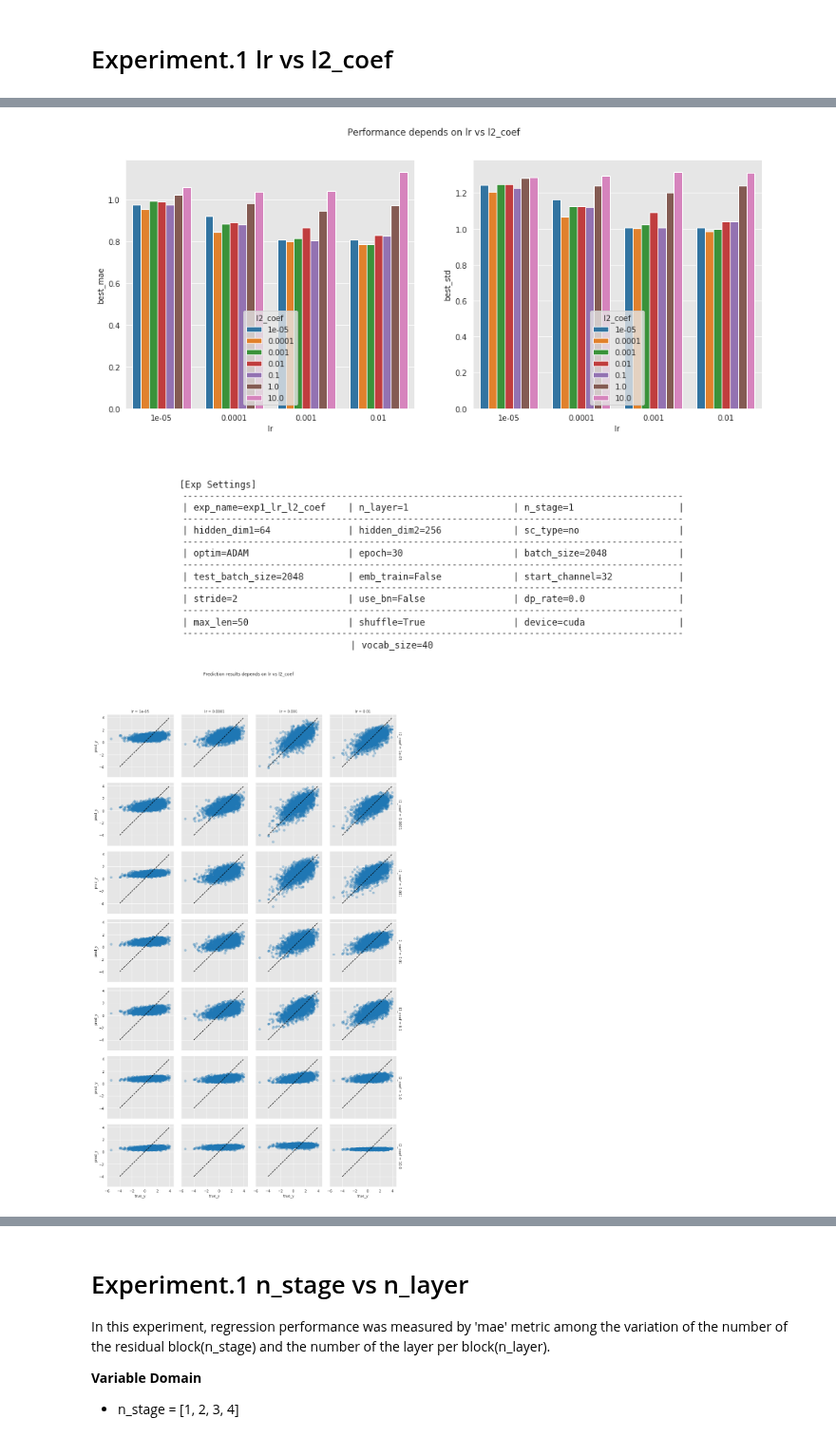
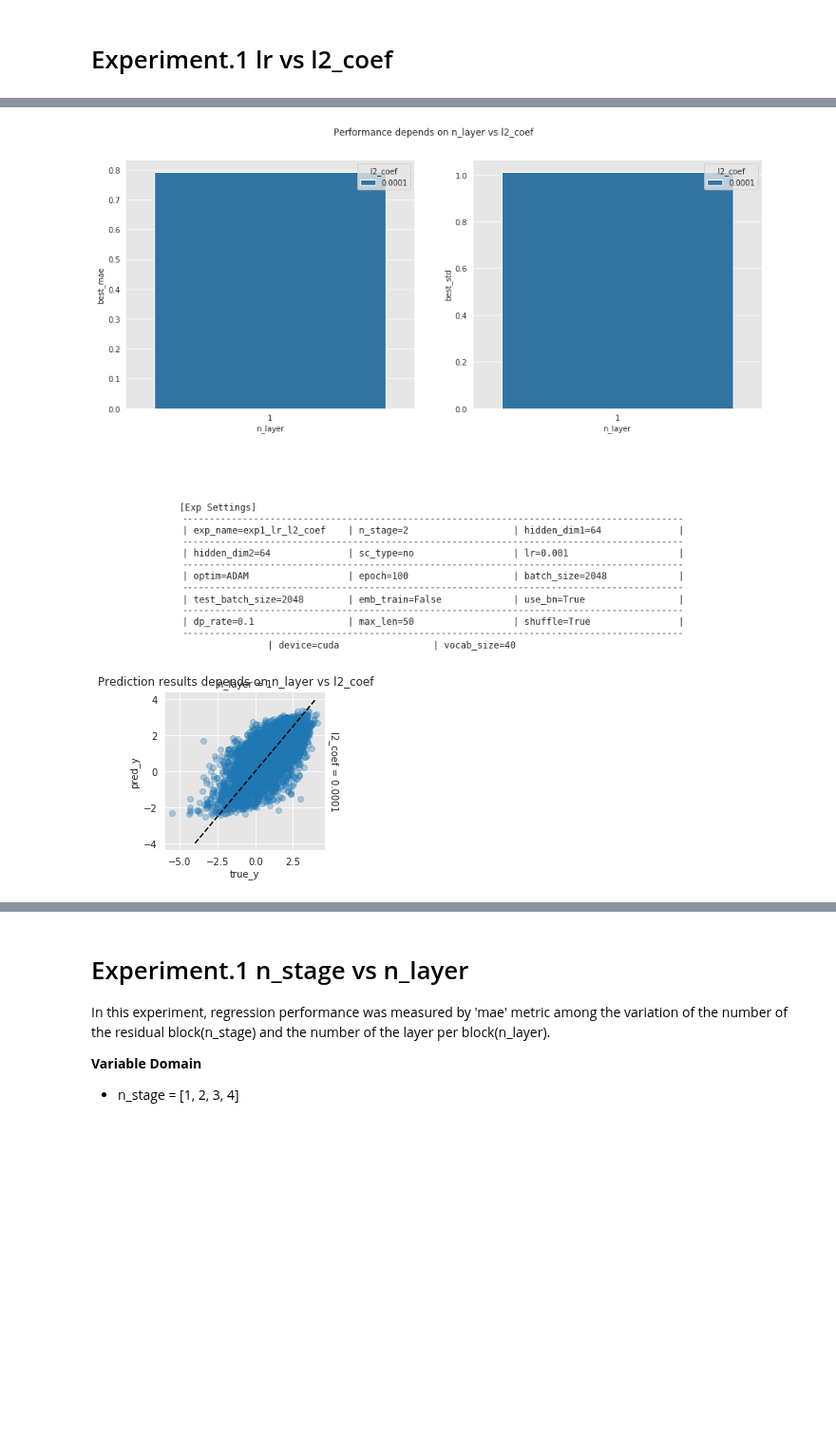
Before and after one commit to heartcored98/CH485_AI_Chemistry, a Jupyter notebook: Practice5_logP_GCN/Assignment5_logP_GCN.ipynb, the cells around one changed output, grey strips where cells are left out. Shown at 95% size. Saved outputs shown, nothing was run; the diff lists cells and outputs as text; code cells hidden in the pictures; blank space fills up the shorter version.

```diff
--- a/Practice5_logP_GCN/Assignment5_logP_GCN.ipynb
+++ b/Practice5_logP_GCN/Assignment5_logP_GCN.ipynb
@@ -41,7 +41,7 @@ torch.manual_seed(seed)
 # %% [markdown]
 # 1. Prepare Dataset
 # %%
-partition = make_partition(20000, 0.1, 0.1, 123)
+partition = make_partition(50000, 0.1, 0.1, 123)
 # %% [markdown]
 # 2. Model Architecture
 # %% [markdown]
@@ -317,25 +319,27 @@ class Net(nn.Module):
 # %% [markdown]
 # Experiment.1  lr vs l2_coef
 # %%
+seed = 123
+np.random.seed(seed)
+torch.manual_seed(seed)
+
 exp_name = 'exp1_lr_l2_coef'
 args = parser.parse_args("")
 args.exp_name = exp_name
 args.n_layer = 1
-args.n_stage = 1
+args.n_stage = 2
 args.hidden_dim1 = 64
-args.hidden_dim2 = 256
+args.hidden_dim2 = 64
 args.sc_type = 'no'
 args.lr = 0.001
 args.l2_coef = 0.0001
 args.optim = 'ADAM'
-args.epoch = 30
-args.batch_size= 2048 #1024
-args.test_batch_size= 2048 #1024
+args.epoch = 100
+args.batch_size= 2048
+args.test_batch_size= 2048
 args.emb_train = False
-args.start_channel = 32
-args.stride = 2
-args.use_bn = False
-args.dp_rate = 0.0
+args.use_bn = True
+args.dp_rate = 0.1
 args.max_len = 50
 args.shuffle = True
 args.device = 'cuda' if torch.cuda.is_available() else 'cpu'
@@ -345,8 +349,8 @@ writer = Writer(prior_keyword=['n_layer', 'n_stage', 'sc_type', 'use_bn', 'dp_ra
 
 
 # Define Hyperparameter Search Space
-list_var1 = [0.01, 0.001, 0.0001, 0.00001]
-list_var2 = [10.0, 1.0, 0.1, 0.01, 0.001, 0.0001, 0.00001]
+list_var1 = [1]#, 4, 8]#[0.01, 0.001, 0.0001, 0.00001]
+list_var2 = [0.0001] #[10.0, 1.0, 0.1, 0.01, 0.001, 0.0001, 0.00001]
 
 # Initialize num iteration, num experiment, progress bar
 n_iter = args.epoch * (len(partition['train']) + len(partition['test']))
@@ -360,7 +364,8 @@ for var1 in list_var1:
     for var2 in list_var2:
         ts = time.time()
         # Update hyperparameter
-        args.lr = var1
+#         args.lr = var1
+        args.n_layer = var1
         args.l2_coef = var2
         args.bar = bar
         result = experiment(partition, args)
@@ -393,23 +382,23 @@ for var1 in list_var1:
 # %%
 results = writer.read(exp_name='exp1_lr_l2_coef')
 #results = results.loc[results['epoch']==50]
-variable1 = 'lr'
+variable1 = 'n_layer'
 variable2 = 'l2_coef'
 
 
 plot_performance(results, variable1, variable2, args,
                 'Performance depends on {} vs {}'.format(variable1, variable2),
                 'exp1_Performance {} vs {}'.format(variable1, variable2))
 
 plot_distribution(results, variable1, variable2, 'true_y', 'pred_y',
                   'Prediction results depends on {} vs {}'.format(variable1, variable2),
                   'exp1_Prediction {} vs {}'.format(variable1, variable2), top=0.9)
 
 plot_loss(results, variable1, variable2, 'epoch', 'loss',
                   'Loss depends on {} vs {}'.format(variable1, variable2),
                   'exp1_Loss {} vs {}'.format(variable1, variable2), top=0.9)
 
 plt.show()
 # %% [output]
-[figure, old version]
+[figure, new version]
-[figure, old version]
+[figure, new version]
```
Also changed, not shown: parts of 4 cells of this notebook, 1 other file.
